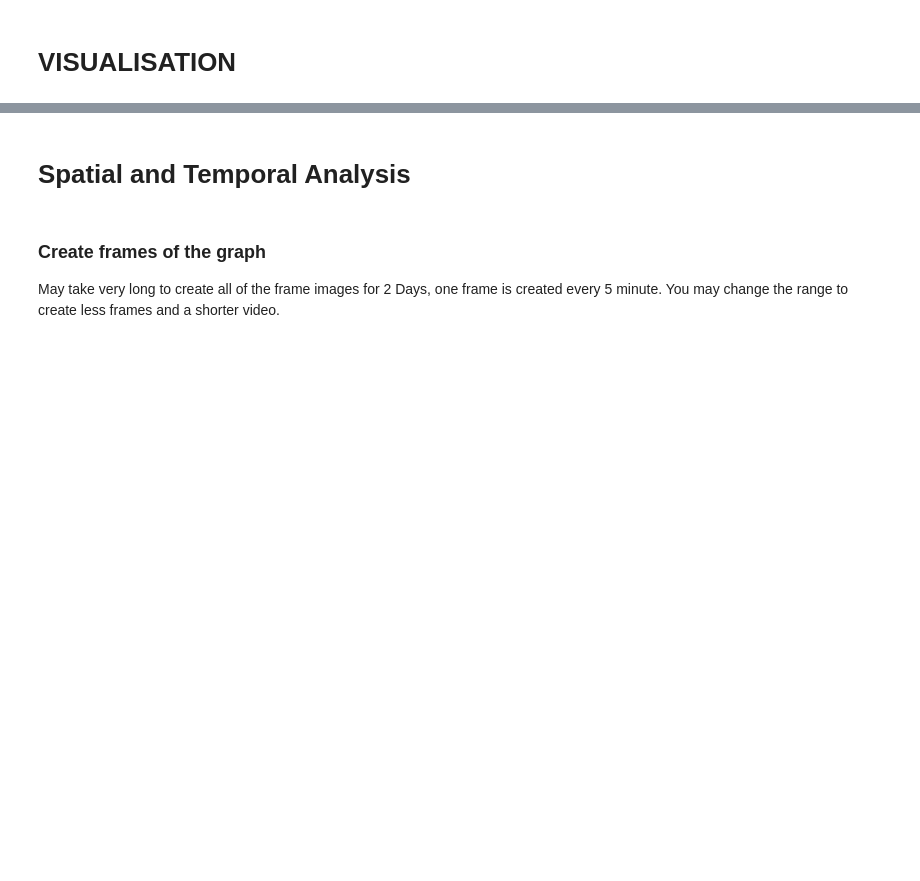
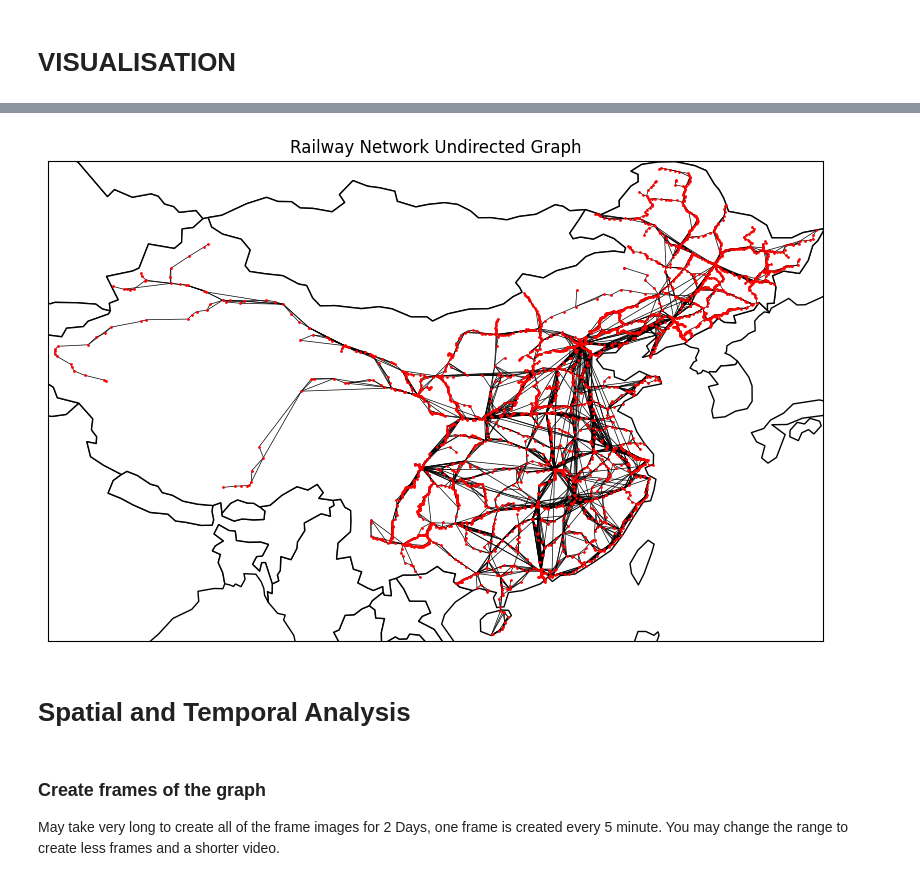
Before and after one commit to airscholar/AlphaTeam, a Jupyter notebook: analysis/Rail.ipynb, the cells around one changed output, grey strips where cells are left out. Drawn from its saved outputs; the diff is of its cells as text; code cells hidden in the pictures; blank space fills up the shorter version.

```diff
--- a/analysis/Rail.ipynb
+++ b/analysis/Rail.ipynb
@@ -57,3 +92,5 @@ plt_directed.show()
 # %%
-plt_undirected = plot_static_on_map(networkGraphs, 'Railway Network Undirected Graph', directed=False)
+plt_undirected = static_visualisation(networkGraphs, 'Railway Network Undirected Graph', directed=False)
 plt_undirected.show()
+# %% [output]
+[figure, added]
```
Also changed, not shown: parts of 5 cells of this notebook, 11 other files.
